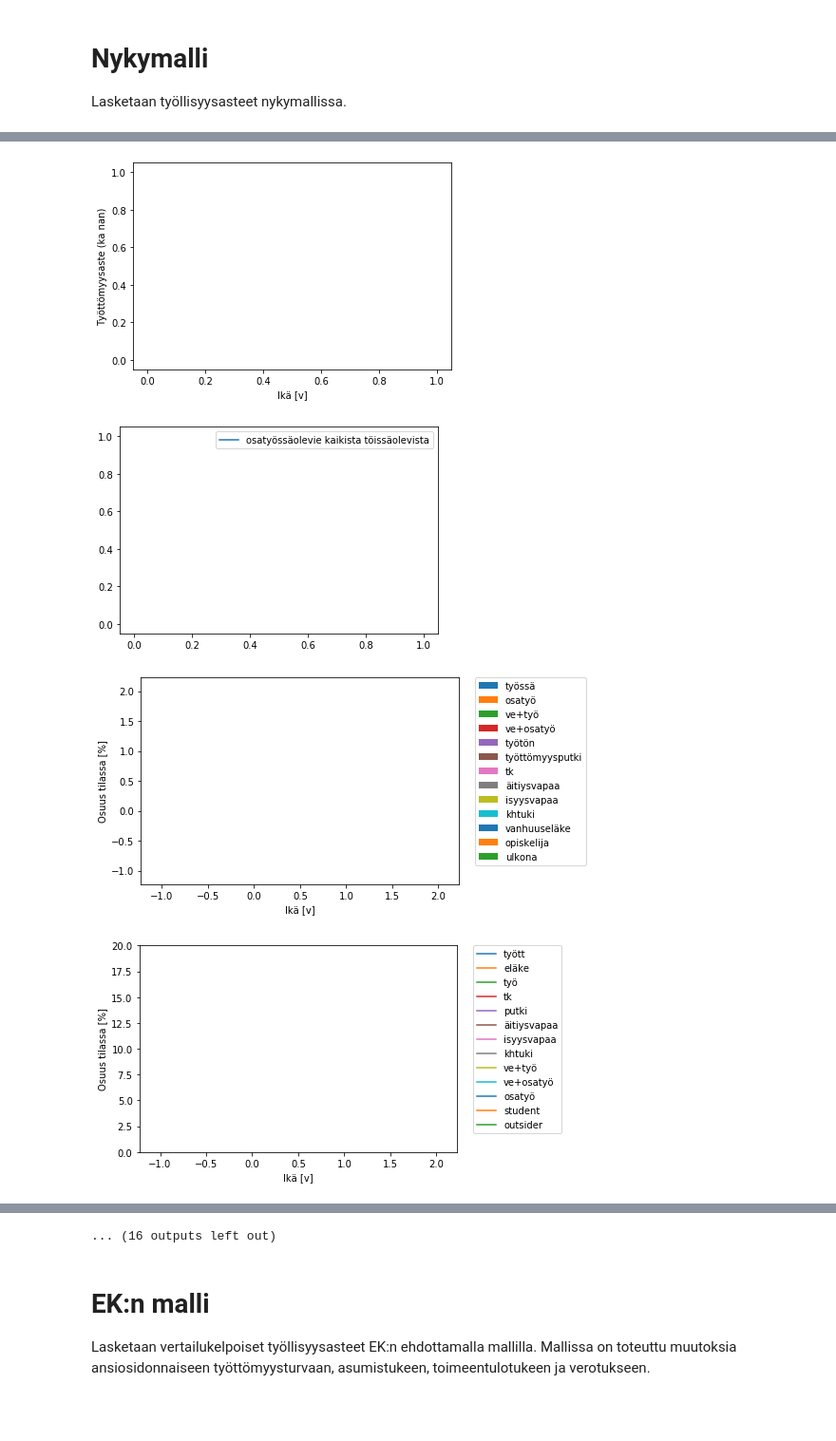
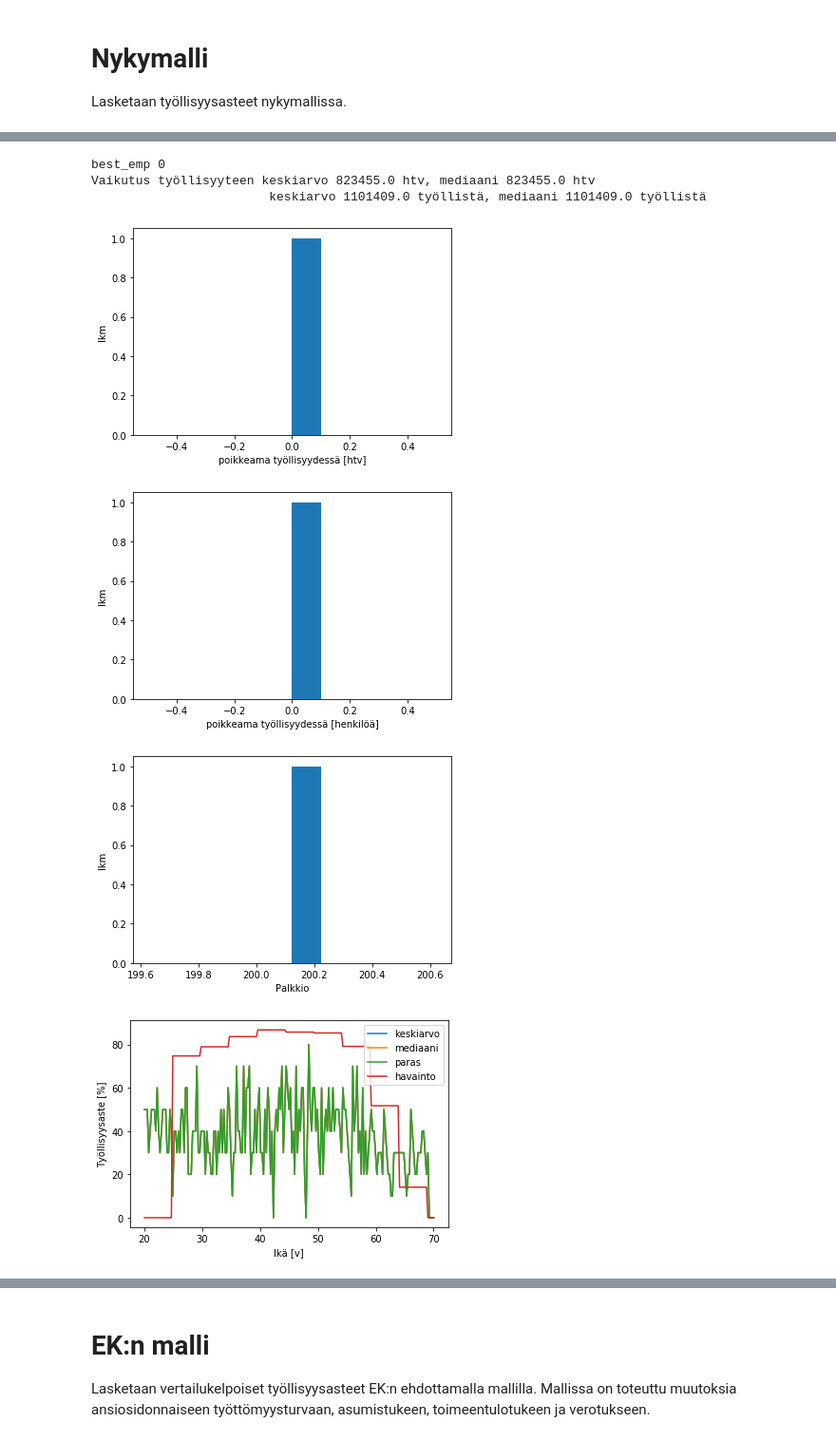
Before and after one commit to ajtanskanen/lifecycle-old-rl, a Jupyter notebook: social security with RL 9.ipynb, the cells around one changed output, grey strips where cells are left out. Shown: that part at 95% size. Drawn from its saved outputs; the diff is of its cells as text; code cells hidden in the pictures; blank space fills up the shorter version.

```diff
--- a/social security with RL 9.ipynb
+++ b/social security with RL 9.ipynb
@@ -29,9 +29,11 @@ from lifecycle_rl import Lifecycle
 import warnings
 warnings.filterwarnings('ignore')
 
-pop_size=1_000
-batch1=10_000_000
-batch2=10_000_000
+pop_size=1_0
+size1=1000
+size2=10_000
+batch1=1
+batch2=10
 deterministic=False
 mortality=False
 # %% [output]
@@ -49,8 +51,10 @@ Populating the interactive namespace from numpy and matplotlib
 
 Lasketaan työllisyysasteet nykymallissa.
 # %%
-cc1=Lifecycle(env='unemployment-v1',minimal=False,mortality=mortality,perustulo=False,randomness=True,deterministic=False)
+cc1=Lifecycle(env='unemployment-v1',minimal=False,mortality=mortality,perustulo=False,randomness=True,
+              deterministic=False)
 cc1.explain()
-cc1.run_results(debug=False,steps1=batch1,steps2=batch2,n=0,pop=pop_size,deterministic=deterministic,\
-               train=True,predict=True,batch1=batch2,batch2=batch2,bestname='best_perus',plot=True)
+cc1.run_results(debug=True,steps1=1000,steps2=size2,n=0,pop=pop_size,deterministic=deterministic,
+                train=False,predict=True,batch1=batch2,batch2=batch2,bestname='saved/best_perus',plot=True,
+                save='saved/perusmalli')
 # %% [output]
@@ -74,4 +81,7 @@ deterministic False
+best_emp 0
+Vaikutus työllisyyteen keskiarvo 823455.0 htv, mediaani 823455.0 htv
+                        keskiarvo 1101409.0 työllistä, mediaani 1101409.0 työllistä
-[figure, old version]
+[figure, new version]
-[figure, old version]
+[figure, new version]
-[figure, old version]
+[figure, new version]
-[figure, old version]
+[figure, new version]
@@ -84,4 +88,3 @@ deterministic False
-... (16 outputs left out)
 # %% [markdown]
 # EK:n malli
 
```
Also changed, not shown: parts of 7 cells of this notebook, 9 other files.
